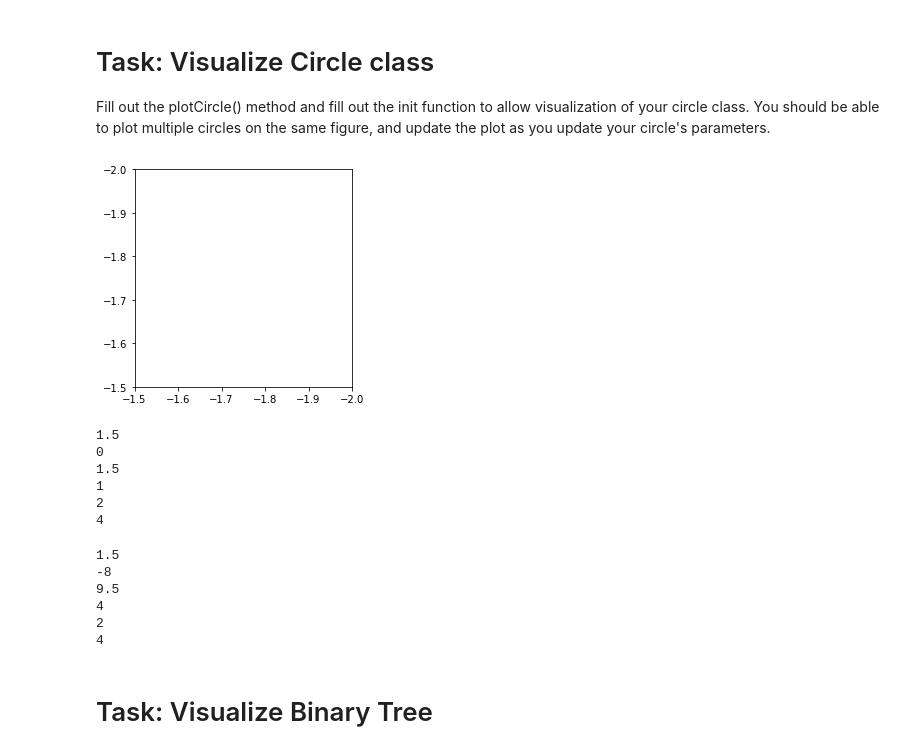
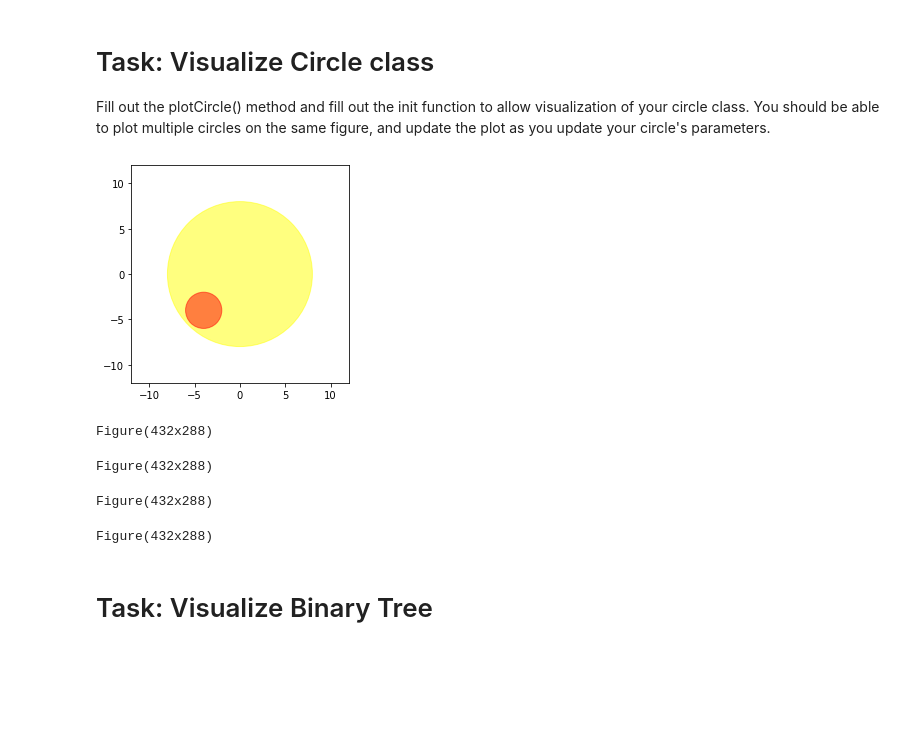
Before and after one commit to dstorer/ElliottPython, a Jupyter notebook: Visualization.ipynb, the cells around one changed output. Drawn from its saved outputs; the diff is of its cells as text; code cells hidden in the pictures; blank space fills up the shorter version.

```diff
--- a/Visualization.ipynb
+++ b/Visualization.ipynb
@@ -197,52 +197,55 @@ class Circle():
             self.circle.remove()
         self.circle = plt.Circle(self.pos, self.radius, **self.kwargs)
         self.ax.add_patch(self.circle)
+        print(self.circle.figure)
         xlim = np.asarray(self.ax.get_xlim())
         ylim = np.asarray(self.ax.get_ylim())
-        print(xlim[1])
-        print(self.pos[0])
-        print(abs(xlim[1] - self.pos[0]))
-        print(self.radius)
-        if abs(xlim[0] - self.pos[0]) <= self.radius:
+#         print(xlim[1])
+#         print(self.pos[0])
+#         print(abs(xlim[1] - self.pos[0]))
+#         print(self.radius)
+        if xlim[0] >= self.pos[0]-1.5*self.radius:
             xlim[0] = self.pos[0]-1.5*self.radius
-            print('1')
-        if abs(xlim[1] - self.pos[0]) >= self.radius:
+        if xlim[1] <= self.pos[0]+1.5*self.radius:
             xlim[1] = self.pos[0]+1.5*self.radius
-            print('2')
         self.ax.set_xlim(xlim)
-        if abs(ylim[0] - self.pos[1]) <= self.radius:
+        if ylim[0] >= self.pos[1]-1.5*self.radius:
             ylim[0] = self.pos[1]-1.5*self.radius
-            print('3')
-        if abs(ylim[1] - self.pos[1]) >= self.radius:
+        if ylim[1] <= self.pos[1]+1.5*self.radius:
             ylim[1] = self.pos[1]+1.5*self.radius
-            print('4')
         self.ax.set_ylim(ylim)
+#         if abs(xlim[0] - self.pos[0]) <= self.radius:
+#             xlim[0] = self.pos[0]-1.5*self.radius
+# #             print('1')
+#         if abs(xlim[1] - self.pos[0]) >= self.radius:
+#             xlim[1] = self.pos[0]+1.5*self.radius
+# #             print('2')
 
+#         if abs(ylim[0] - self.pos[1]) <= self.radius:
+#             ylim[0] = self.pos[1]-1.5*self.radius
+# #             print('3')
+#         if abs(ylim[1] - self.pos[1]) >= self.radius:
+#             ylim[1] = self.pos[1]+1.5*self.radius
+# #             print('4')
         self.ax.set_aspect('equal')
         self.hdisplay.update(self.fig)
 # %%
-c = Circle(radius=1, disp=True, color='yellow')
+c = Circle(radius=1, disp=True, color='yellow',alpha=0.5)
 # %% [output]
-[figure, old version]
+[figure, new version]
-1.5
-0
-1.5
-1
-2
-4
+Figure(432x288)
 # %%
-c.expand('r',2)
+c.expand('r',8)
+# %% [output]
+Figure(432x288)
 # %%
-c2 = Circle(radius=4,fig=c.fig,ax=c.ax,hdisplay=c.hdisplay,disp=True,color='red',pos=(-8,-8),alpha=0.5)
+c2 = Circle(radius=4,fig=c.fig,ax=c.ax,hdisplay=c.hdisplay,disp=True,color='red',pos=(-4,-4),alpha=0.5)
 # %% [output]
-1.5
--8
-9.5
-4
-2
-4
+Figure(432x288)
 # %%
-c2.expand('r',4)
+c2.expand('r',0.5)
+# %% [output]
+Figure(432x288)
 # %% [markdown]
 # Task: Visualize Binary Tree
 # %%
```
